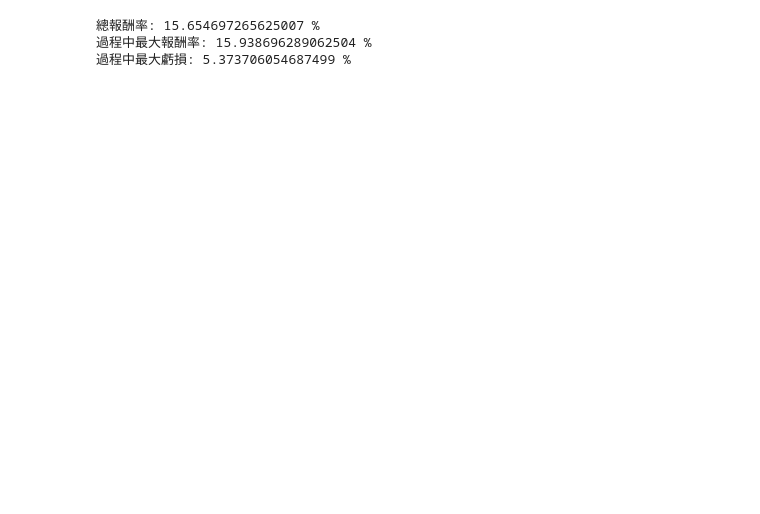
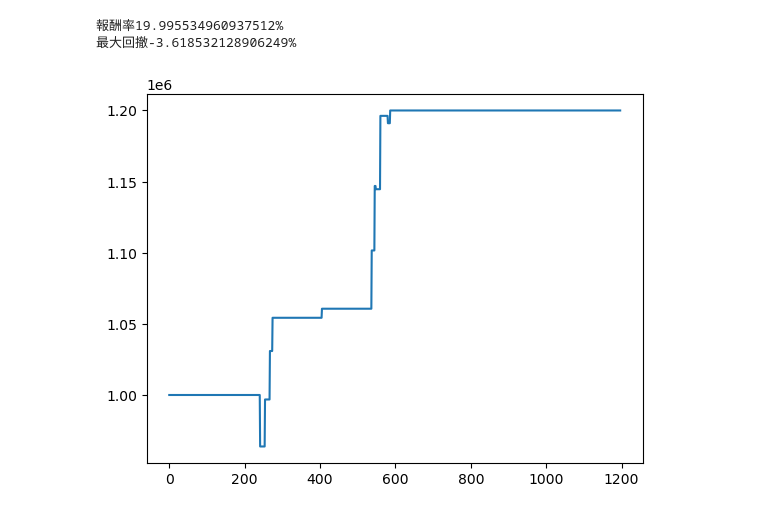
Before and after one commit to skywalker0803r/telegram-investment-advice-bot, a Jupyter notebook: backtest.ipynb, the cells around one changed output. Drawn from its saved outputs; the diff is of its cells as text; code cells hidden in the pictures; blank space fills up the shorter version.

```diff
--- a/backtest.ipynb
+++ b/backtest.ipynb
@@ -144,8 +145,8 @@ total_capital_list = backtest(df, model, scaler)
-# %%
-print('總報酬率:',((total_capital_list[-1]/total_capital_list[0])-1)*100,'%')
-print('過程中最大報酬率:',((max(total_capital_list)/total_capital_list[0])-1)*100,'%')
-print('過程中最大虧損:',(1-min(total_capital_list)/total_capital_list[0])*100,'%')
-# %% [output]
-總報酬率: 15.654697265625007 %
-過程中最大報酬率: 15.938696289062504 %
-過程中最大虧損: 5.373706054687499 %
+# %%
+plt.plot(capital_history)
+print(f"報酬率{(capital_history[-1]/capital_history[0]-1)*100}%")
+print(f"最大回撤{-(1-min(capital_history)/capital_history[0])*100}%")
+# %% [output]
+報酬率19.995534960937512%
+最大回撤-3.618532128906249%
+[figure, added]
```
Also changed, not shown: parts of 2 cells of this notebook.
